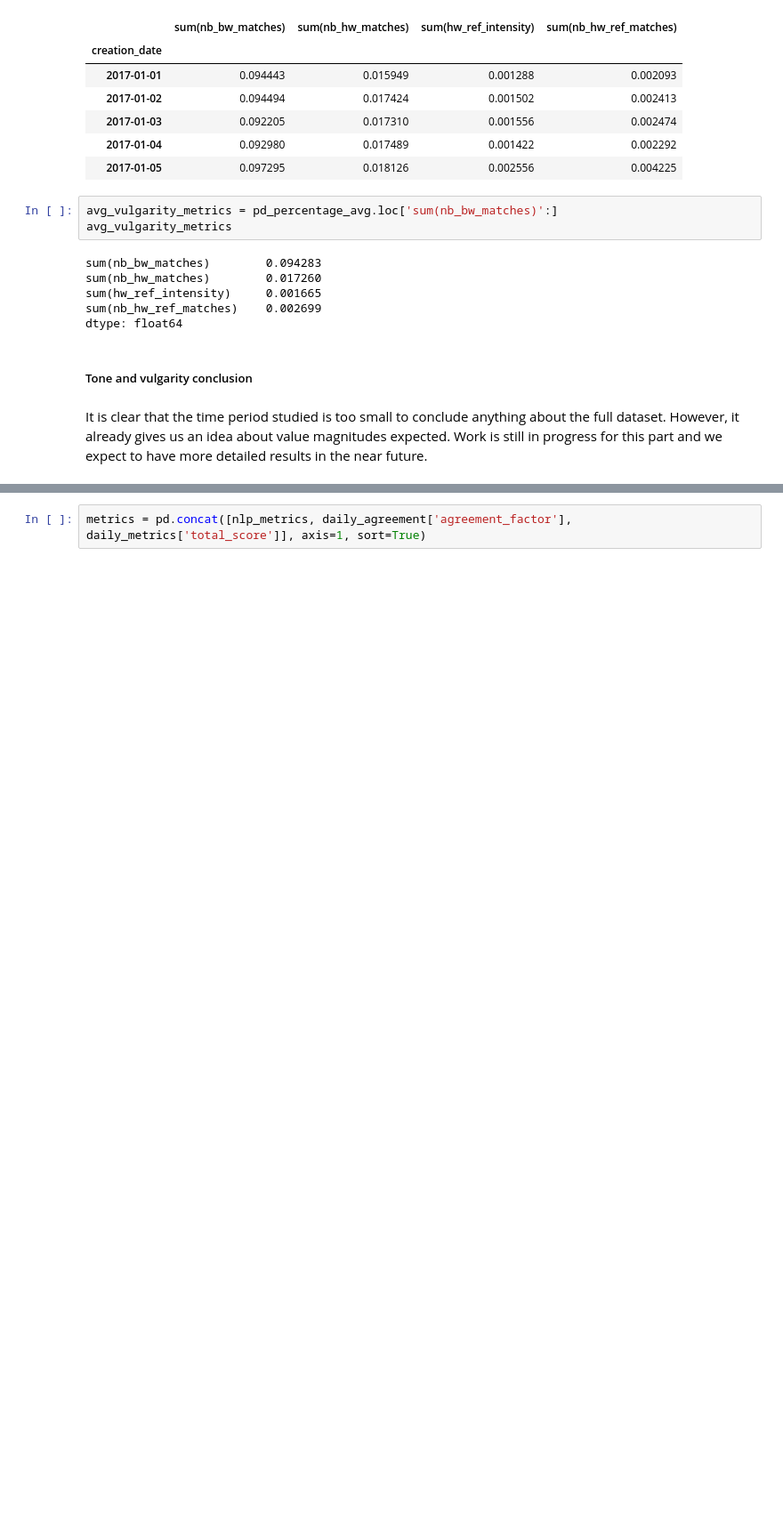
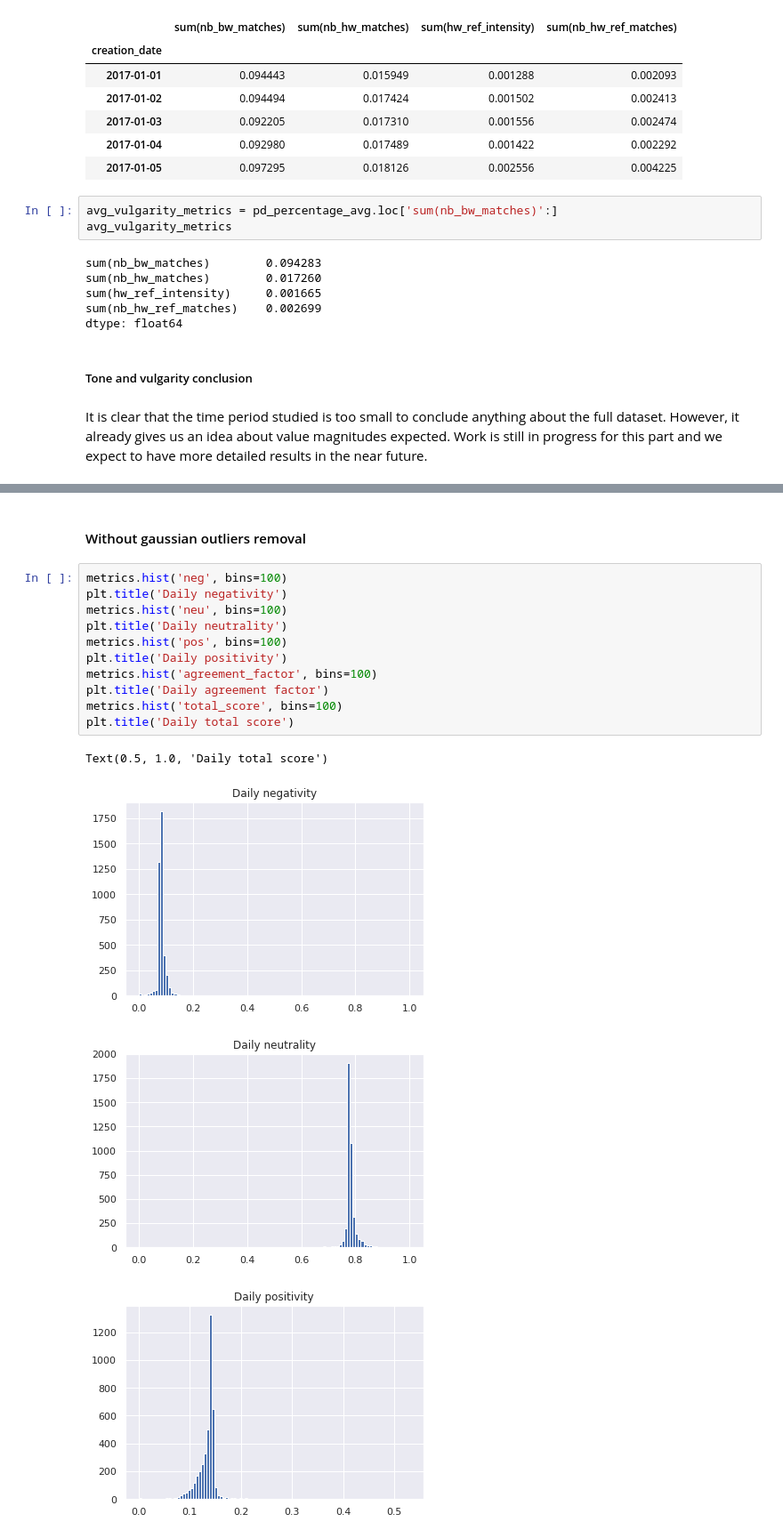
Before and after one commit to MetaHG/Reddit-opinions-polarization, a Jupyter notebook: notebooks/DataCollectionCorr.ipynb, the cells around one changed output, grey strips where cells are left out. Shown at 89% size. Saved outputs shown, nothing was run; the diff lists cells and outputs as text; blank space fills up the shorter version.

```diff
--- a/notebooks/DataCollectionCorr.ipynb
+++ b/notebooks/DataCollectionCorr.ipynb
@@ -448,2 +456,18 @@ nlp_metrics = pd.read_pickle('../data/daily_nlp_metrics_merged.pkl')
-# %%
-metrics = pd.concat([nlp_metrics, daily_agreement['agreement_factor'], daily_metrics['total_score']], axis=1, sort=True)
+# %% [markdown]
+#### Without gaussian outliers removal
+# %%
+metrics.hist('neg', bins=100)
+plt.title('Daily negativity')
+metrics.hist('neu', bins=100)
+plt.title('Daily neutrality')
+metrics.hist('pos', bins=100)
+plt.title('Daily positivity')
+metrics.hist('agreement_factor', bins=100)
+plt.title('Daily agreement factor')
+metrics.hist('total_score', bins=100)
+plt.title('Daily total score')
+# %% [output]
+Text(0.5, 1.0, 'Daily total score')
+[figure, added]
+[figure, added]
+[figure, added]
```
Also changed, not shown: parts of 25 cells of this notebook.
